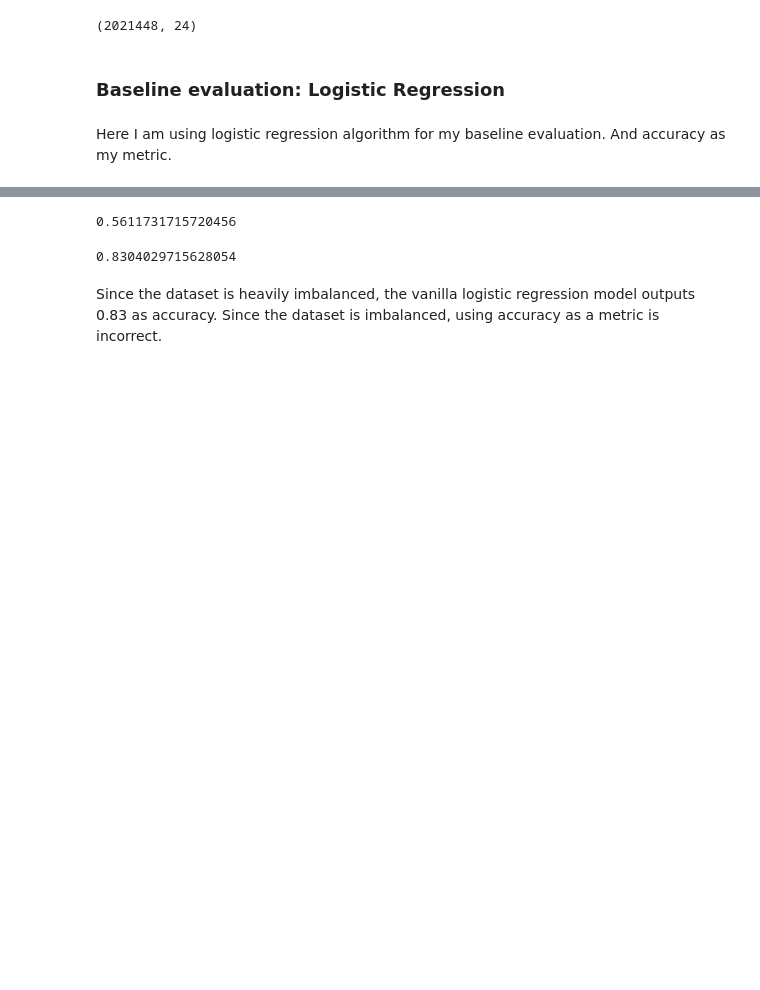
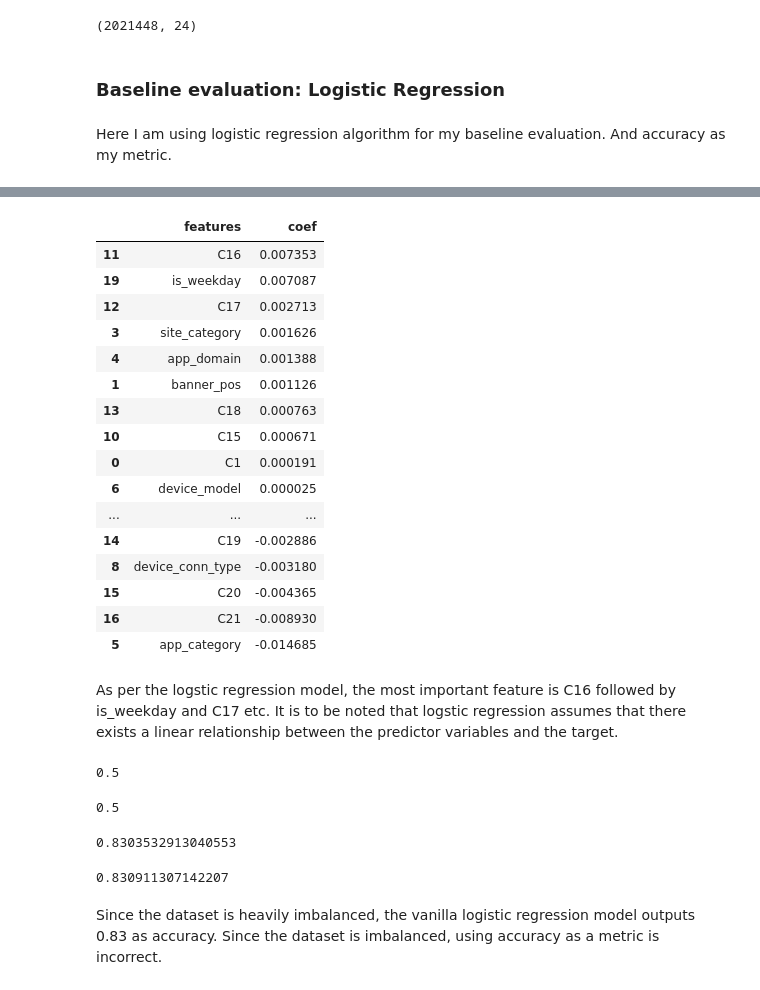
Before and after one commit to kris2692/Springboard_Avazu_Capstone_2, a Jupyter notebook: Modeling/Data Wrangling and Baseline Evaluation.ipynb, the cells around one changed output, grey strips where cells are left out. Drawn from its saved outputs; the diff is of its cells as text; code cells hidden in the pictures; blank space fills up the shorter version.

```diff
--- a/Modeling/Data Wrangling and Baseline Evaluation.ipynb
+++ b/Modeling/Data Wrangling and Baseline Evaluation.ipynb
@@ -123,3 +127,5 @@ X_train, X_test, y_train, y_test = train_test_split(train_raw_df.drop("click",1,
+# %%
+X_train, X_test, y_train, y_test = train_test_split(train_raw_df.drop("click",1,),train_raw_df["click"], test_size=0.25, random_state=66)
 # %% [markdown]
 ### Baseline evaluation: Logistic Regression
 # %% [markdown]
@@ -151,11 +167,41 @@ f1_score(y_train, y_train_pred)
+# %%
+pd.DataFrame(zip(X_train.columns, np.transpose(clf.coef_.tolist()[0])), columns=['features', 'coef']).sort_values(by='coef',ascending=False)
+# %% [output]
+|  | features | coef |
+| 11 | C16 | 0.007353 |
+| 19 | is_weekday | 0.007087 |
+| 12 | C17 | 0.002713 |
+| 3 | site_category | 0.001626 |
+| 4 | app_domain | 0.001388 |
+| 1 | banner_pos | 0.001126 |
+| 13 | C18 | 0.000763 |
+| 10 | C15 | 0.000671 |
+| 0 | C1 | 0.000191 |
+| 6 | device_model | 0.000025 |
+| ... | ... | ... |
+| 14 | C19 | -0.002886 |
+| 8 | device_conn_type | -0.003180 |
+| 15 | C20 | -0.004365 |
+| 16 | C21 | -0.008930 |
+| 5 | app_category | -0.014685 |
+# %% [markdown]
+As per the logstic regression model, the most important feature is C16 followed by is_weekday and C17 etc. It is to be noted that logstic regression assumes that there exists a linear relationship between the predictor variables and the target.
 # %%
 roc_auc_score(y_train, y_train_pred)
 # %% [output]
-0.5611731715720456
+0.5
+# %%
+roc_auc_score(y_val, y_val_pred)
+# %% [output]
+0.5
 # %%
 accuracy_score(y_train, y_train_pred)
 # %% [output]
-0.8304029715628054
+0.8303532913040553
+# %%
+accuracy_score(y_val, y_val_pred)
+# %% [output]
+0.830911307142207
 # %% [markdown]
 Since the dataset is heavily imbalanced, the vanilla logistic regression model outputs 0.83 as accuracy. Since the dataset is imbalanced, using accuracy as a metric is incorrect.
 # %%
```
Also changed, not shown: parts of 33 cells of this notebook.
